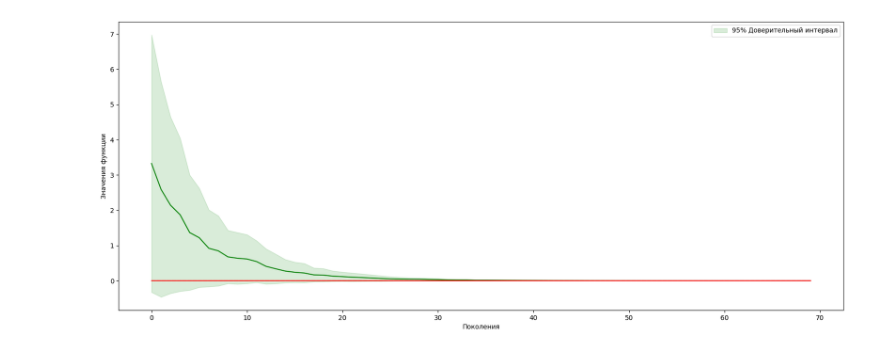
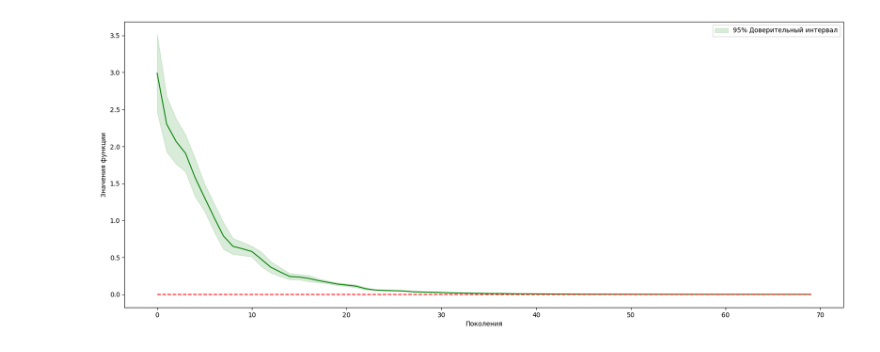
Before and after one commit to liwander/SPBU-AMCP-OperationsResearch, a Jupyter notebook: goldstein_jade/main.ipynb, the cells around one changed output. Drawn from its saved outputs; the diff is of its cells as text; code cells hidden in the pictures.

Commit message:
fixed confidence intervals issue

```diff
--- a/goldstein_jade/main.ipynb
+++ b/goldstein_jade/main.ipynb
@@ -45,7 +45,7 @@ func_min = 0
 # %%
 marathon_len = 10
 marathon_analytics = {'median' : np.ones((marathon_len, params['max_evals'] // params['population_size'])),
-                      'mean' : 0 * np.ones((marathon_len, params['max_evals'] // params['population_size']))}
+                      'mean' :   func_min * np.ones((marathon_len, params['max_evals'] // params['population_size']))}
 
 runs_generation_count = np.zeros(shape=(1, marathon_len))
 
@@ -53,10 +53,10 @@ for run_number in range(marathon_len):
     # print(run_number+1)
     run_res = jade.apply(**params)
     #marathon_analytics['median'][run_number] = run_res[2]
-    print(run_res['optimum_value'])
+    # print(run_res['optimum_value'])
     runs_generation_count[0, run_number] = run_res['gen_best_fval'].shape[0]
     marathon_analytics['mean'][run_number][:run_res['gen_best_fval'].shape[0]] = run_res['gen_best_fval']
 
-print(runs_generation_count[0])
+# print(runs_generation_count[0])
 #marathon_median = np.mean(marathon_analytics['median'][:], axis=0)
-marathon_mean = np.mean(marathon_analytics['mean'][:], axis=0)
+marathon_mean = np.mean(marathon_analytics['mean'], axis=0)
@@ -75,20 +63,23 @@ marathon_mean = np.mean(marathon_analytics['mean'][:], axis=0)
+# %%
+data=marathon_analytics['mean'][:, :int(np.max(runs_generation_count))]
+confidence = 0.95
+mean = np.mean(data,axis=0)
+sem = stats.sem(data,axis=0)
+interval = stats.t.interval(confidence, len(mean) - 1, loc=mean, scale=sem)
+# interval = stats.norm.interval(confidence, loc=mean, scale=sem)
+# ci = 0.1 * np.std(mean) / np.mean(mean)
 # %%
-data=marathon_analytics['mean'][:, :int(np.max(runs_generation_count))]
-confidence = 0.95
-mean = np.mean(data,axis=0)
-sem = stats.sem(data,axis=0)
-interval = stats.t.interval(confidence, len(data) - 1, loc=mean, scale=sem)
 fig,ax = plt.subplots(figsize=(20, 8))
 ax.plot(np.array(range(mean.shape[0])), mean,color='green')
-ax.fill_between(x=np.array(range(mean.shape[0])), y1=interval[1]+mean, y2=interval[0]-mean, color='green', alpha=0.15, label='95% Доверительный интервал')
+ax.fill_between(x=np.array(range(mean.shape[0])), y1=interval[1], y2=interval[0], color='green', alpha=0.15, label='95% Доверительный интервал')
 plt.xlabel('Поколения')
 plt.ylabel('Значения функции')
 ax.plot(np.array(range(mean.shape[0])), [func_min]*mean.shape[0], color='red', linestyle= '--')
-ax.plot(np.array(range(mean.shape[0])), [0]*mean.shape[0], color='red', linestyle= '-')
+# ax.plot(np.array(range(mean.shape[0])), [0]*mean.shape[0], color='red', linestyle= '-')
 # ax.set_yticks([func_min, 0], [f'func min = {func_min}', '0'])
 ax.legend()
 plt.savefig('./confidence_interval.png', bbox_inches='tight')
 plt.show()
 plt.close()
 # %% [output]
-[figure, old version]
+[figure, new version]
```
Also changed, not shown: parts of 1 cell of this notebook, 1 other file.
